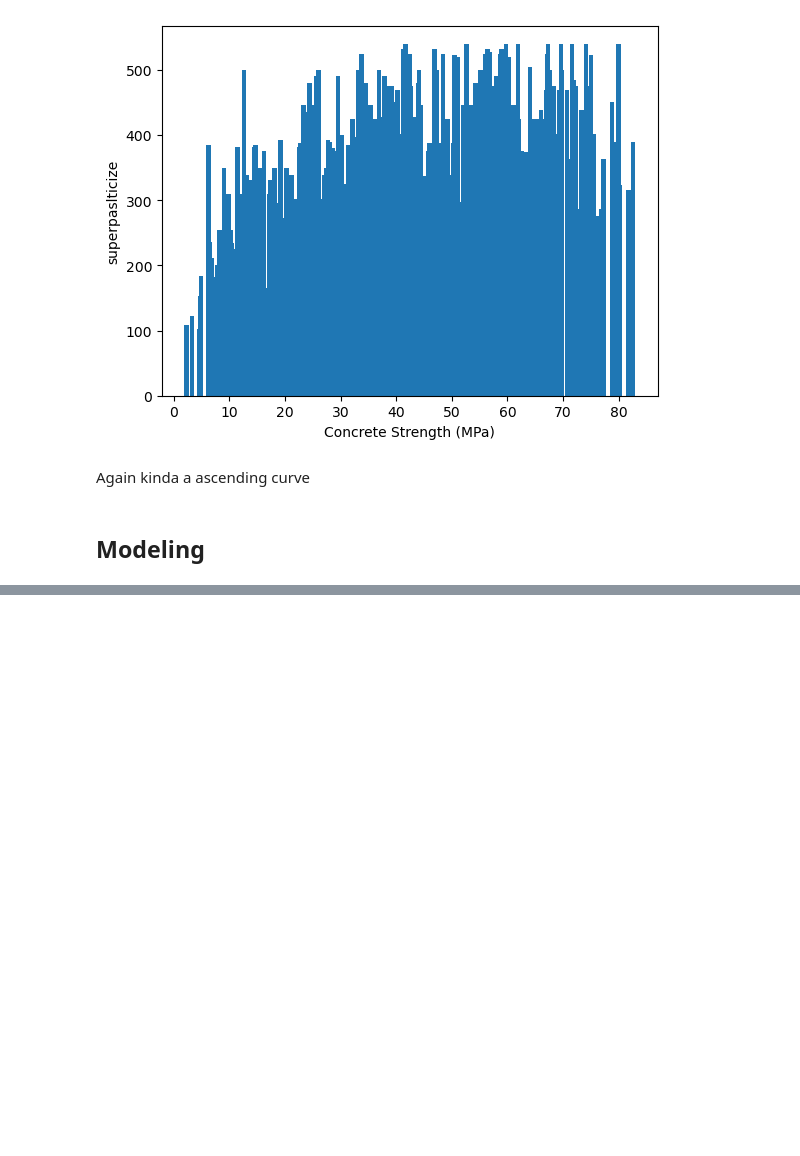
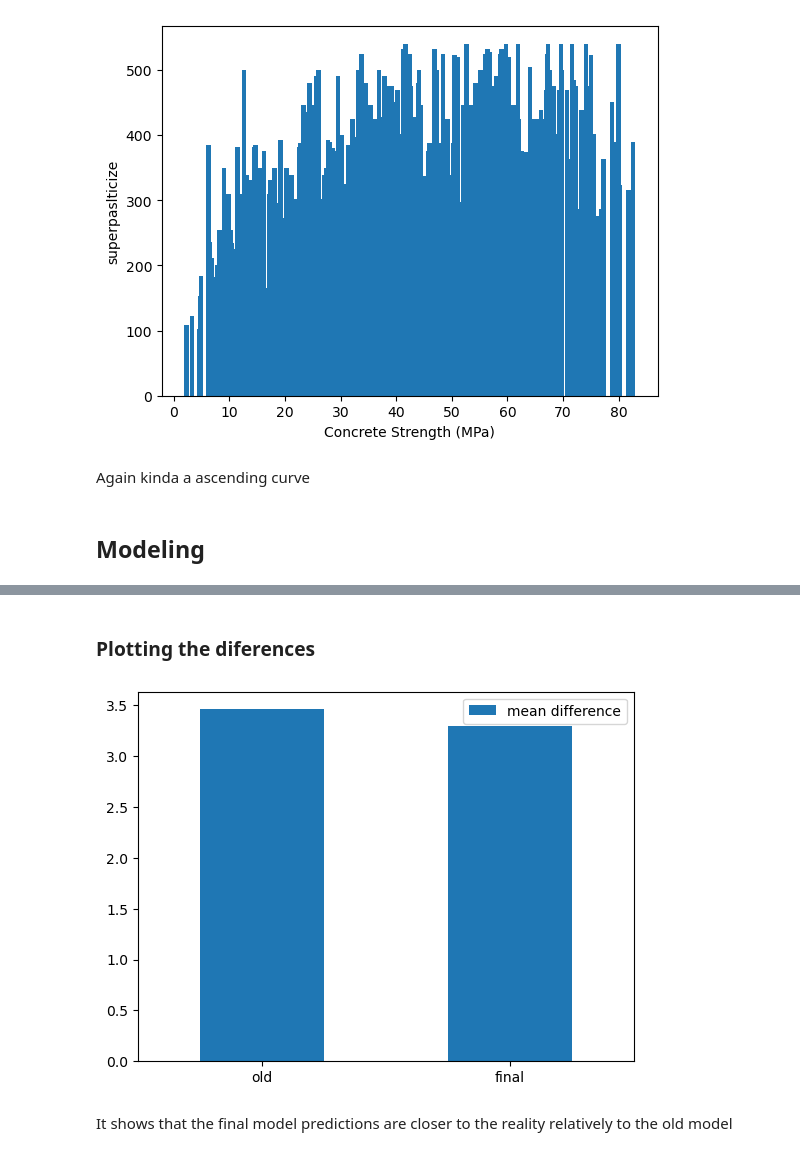
Before and after one commit to EsdrasLimaSilva/concrete-strength, a Jupyter notebook: concrete-notebook.ipynb, the cells around one changed output, grey strips where cells are left out. Saved outputs shown, nothing was run; the diff lists cells and outputs as text; code cells hidden in the pictures; blank space fills up the shorter version.

```diff
--- a/concrete-notebook.ipynb
+++ b/concrete-notebook.ipynb
@@ -117,0 +286,15 @@ Again kinda a ascending curve
+# %% [markdown]
+### Plotting the diferences
+# %%
+old_diffs_mean = np.absolute(old_preds - y_test).mean()
+final_diffs_mean = np.absolute(final_preds - y_test).mean()
+
+mean_df = pd.DataFrame(data=[old_diffs_mean, final_diffs_mean], index=["old", "final"], columns=["mean difference"])
+mean_df.plot.bar()
+plt.xticks(rotation=False)
+
+plt.show()
+# %% [output]
+[figure, added]
+# %% [markdown]
+It shows that the final model predictions are closer to the reality relatively to the old model
```
Also changed, not shown: parts of 20 cells of this notebook.
